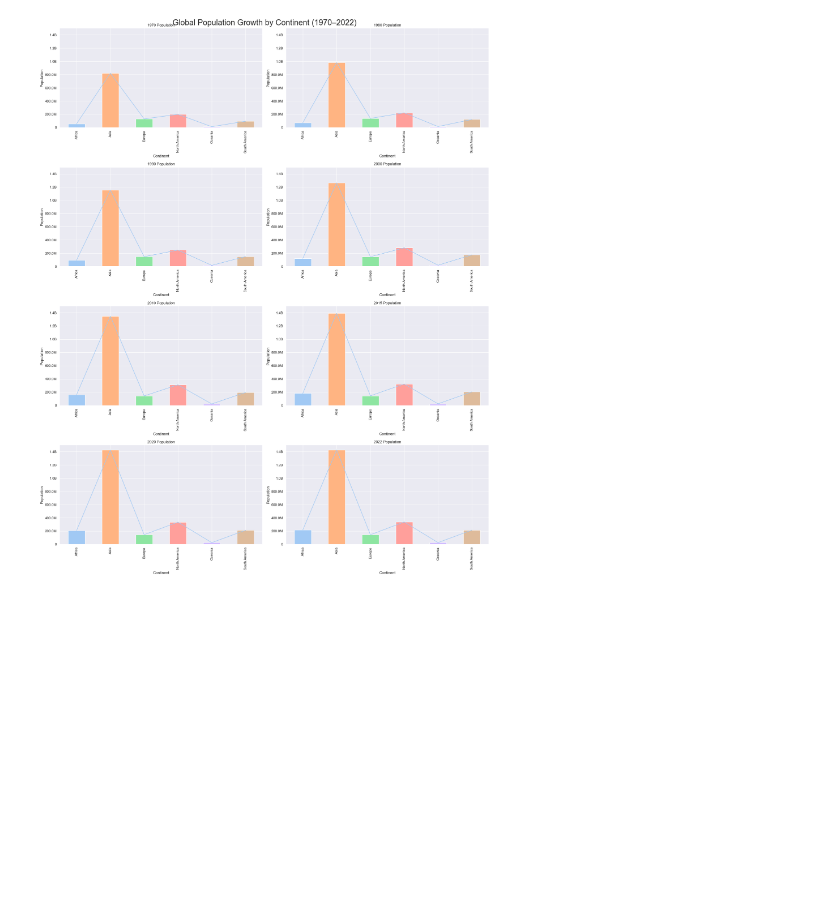
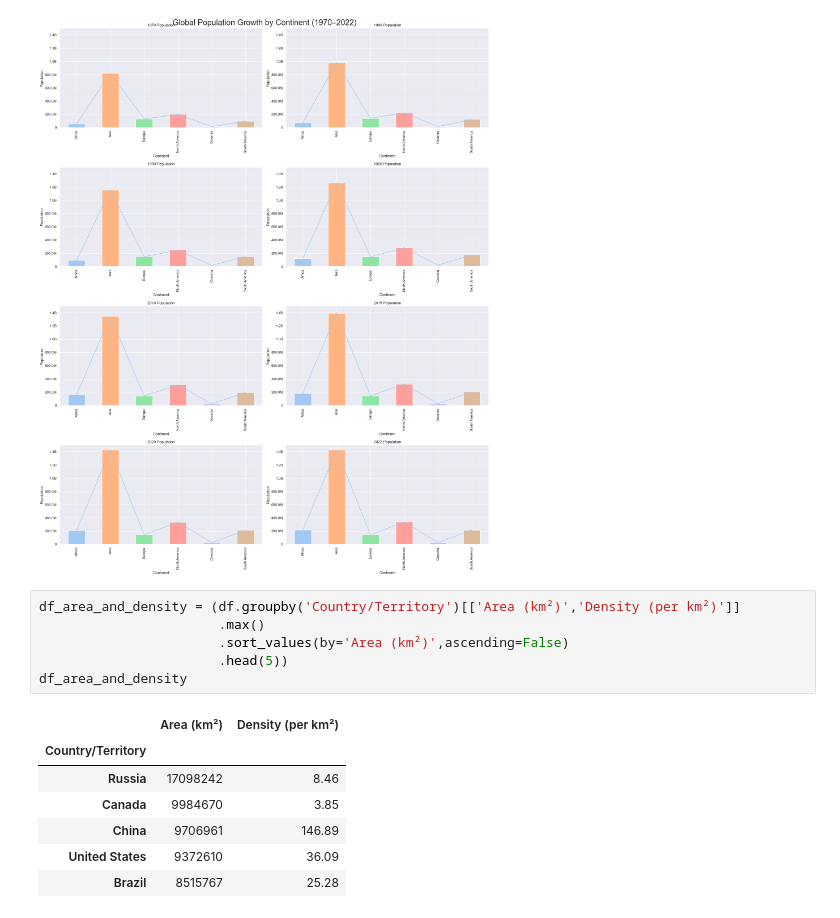
Before and after one commit to AungHtet2/Data-Analyst, a Jupyter notebook: World Population/world_population_EDA.ipynb, the cells around one changed output. Saved outputs shown, nothing was run; the diff lists cells and outputs as text; blank space fills up the shorter version.

```diff
--- a/World Population/world_population_EDA.ipynb
+++ b/World Population/world_population_EDA.ipynb
@@ -314,3 +314,17 @@ plt.subplots_adjust(hspace=0.4)  # Increase vertical spacing
 plt.show()
 # %% [output]
 [figure]
+# %%
+df_area_and_density = (df.groupby('Country/Territory')[['Area (km²)','Density (per km²)']]
+                       .max()
+                       .sort_values(by='Area (km²)',ascending=False)
+                       .head(5))
+df_area_and_density
+# %% [output]
+|  | Area (km²) | Density (per km²) |
+| Country/Territory |  |  |
+| Russia | 17098242 | 8.46 |
+| Canada | 9984670 | 3.85 |
+| China | 9706961 | 146.89 |
+| United States | 9372610 | 36.09 |
+| Brazil | 8515767 | 25.28 |
```
Also changed, not shown: parts of 1 cell of this notebook.
